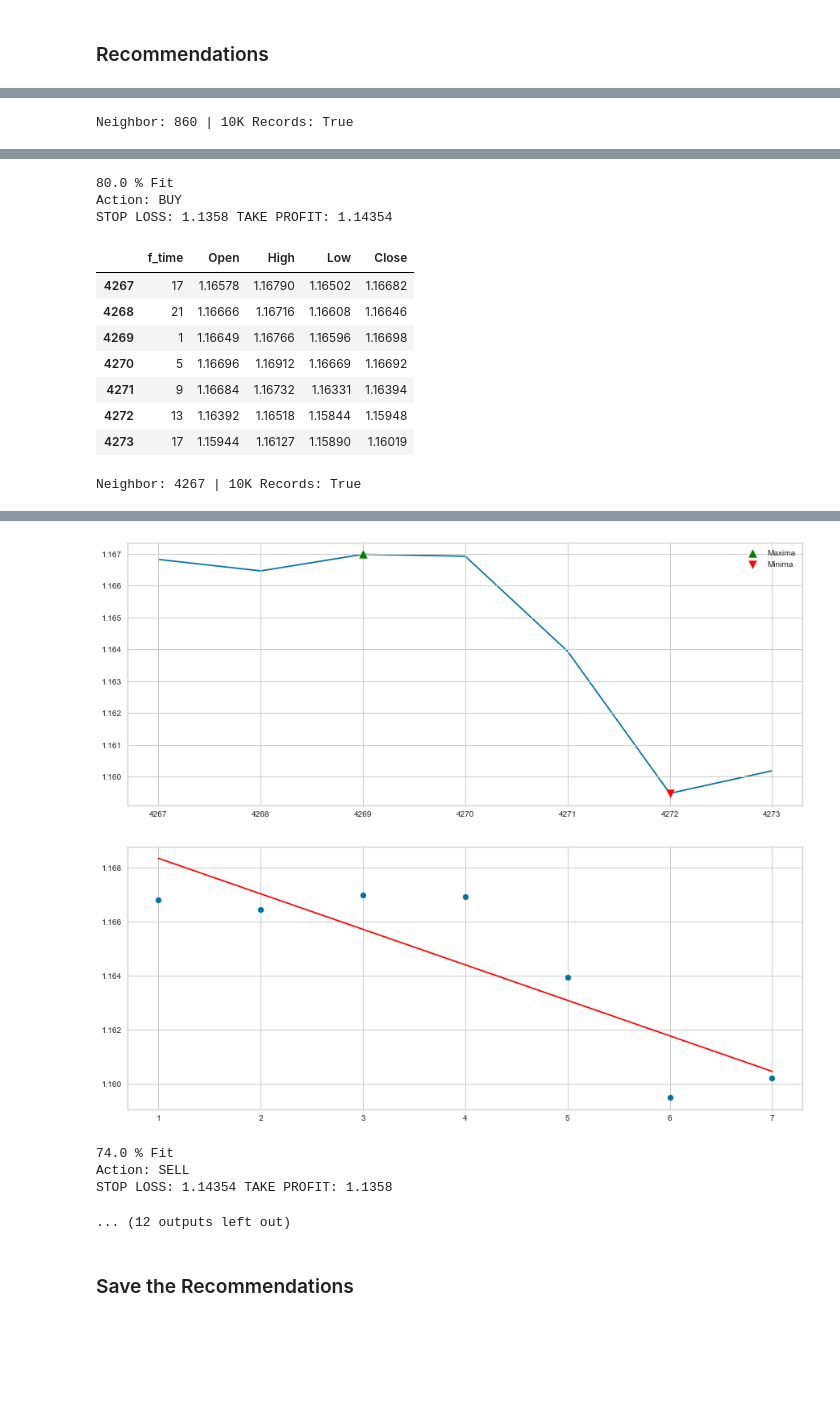
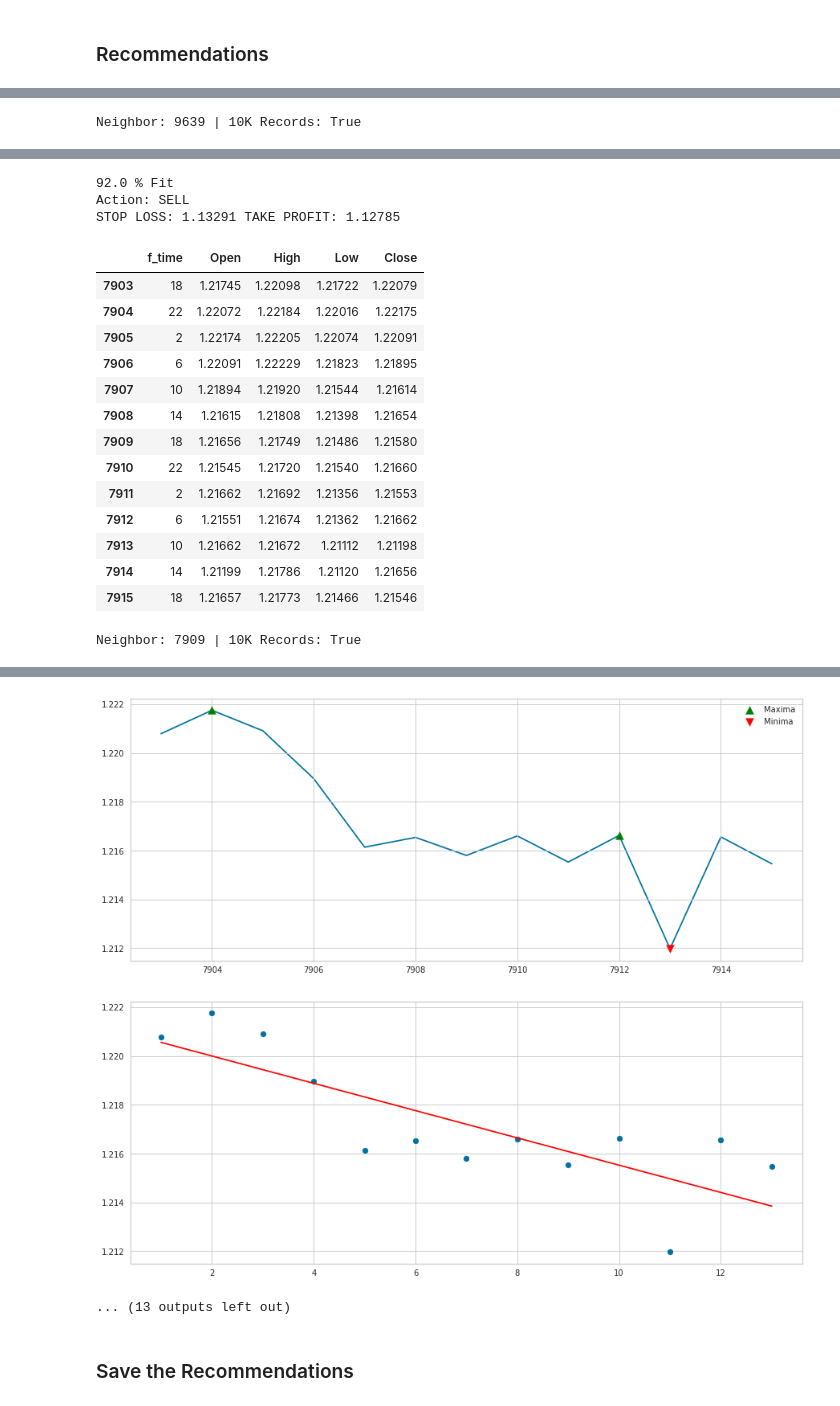
Before and after one commit to Forexience/Forexience, a Jupyter notebook: Master_Pipeline/Forexience_Main.ipynb, the cells around one changed output, grey strips where cells are left out. Cells and saved outputs as stored; diff of their text form; code cells hidden in the pictures; blank space fills up the shorter version.

```diff
--- a/Master_Pipeline/Forexience_Main.ipynb
+++ b/Master_Pipeline/Forexience_Main.ipynb
@@ -393,6 +444,6 @@ Index(['Date', 'Time', 'f_time', 'julian_date', 'Weekday', 'Weekday_Name',
       dtype='object')
 # %%
-data = data[['col_1','col_2','col_3','F_SMA_10','F_SMA_20']]
+data = data[['col_1','col_2','col_3','Trend']]
 # %% [markdown]
 ### Feature Being Fit to the Model
 # %%
@@ -462,9 +513,10 @@ def find_k_similar_candles(candle_id, dataset, k=5):
 #                           dataset.iloc[indices.flatten()[i]]['O-H'],dataset.iloc[indices.flatten()[i]]['O-L'],dataset.iloc[indices.flatten()[i]]['O-C'],dataset.iloc[indices.flatten()[i]]['H-L'],dataset.iloc[indices.flatten()[i]]['H-C'],dataset.iloc[indices.flatten()[i]]['L-C'],
                            dataset.iloc[indices.flatten()[i]]['col_1'],dataset.iloc[indices.flatten()[i]]['col_2'],dataset.iloc[indices.flatten()[i]]['col_3'],
 #                           dataset.iloc[indices.flatten()[i]]['col_4'],dataset.iloc[indices.flatten()[i]]['col_5'],
-                           dataset.iloc[indices.flatten()[i]]['F_SMA_10'],
-                           dataset.iloc[indices.flatten()[i]]['F_SMA_20'],
+#                           dataset.iloc[indices.flatten()[i]]['F_SMA_10'],
 #                           dataset.iloc[indices.flatten()[i]]['F_SMA_20'],
+#                           dataset.iloc[indices.flatten()[i]]['F_SMA_20'],
+                           dataset.iloc[indices.flatten()[i]]['Trend'],
 #                           dataset.iloc[indices.flatten()[i]]['RSI'],
                            ])
 
@@ -473,10 +525,11 @@ def find_k_similar_candles(candle_id, dataset, k=5):
 #                      'O-H','O-L','O-C','H-L','H-C','L-C',
                       'col_1','col_2','col_3',
 #                      'col_4','col_5',
-                      'F_SMA_10',
-                      'F_SMA_20',
+#                      'F_SMA_10',
 #                      'F_SMA_20',
-#                      'RSI'
+#                      'F_SMA_20',
+                      'Trend',
+#                      'RSI',
                      ]
     display (output)
 
@@ -512,0 +557,22 @@ viz(data, "current_market")
+# %%
+closed_candle = "currnet_market_data.csv"
+data = pd.read_csv(filename)
+data = data.iloc[candle_no-6:candle_no+1]
+data.to_csv(path + "/" + closed_candle, header = True, index = False)
+viz(data, "current_market")
+
+print("BEFORE: ", "Close:", data.iloc[0]['Close'] , "High: ", data['High'].max(), 'Low: ', data['Low'].min())
+
+data['candleno'] = range (1, len(data) + 1)
+X = data['candleno'].values.reshape(-1, 1)
+Y = data['Close'].values.reshape(-1, 1)
+linear_regressor = LinearRegression()
+linear_regressor.fit(X, Y)
+y_pred = linear_regressor.predict(X)
+
+coeficient = (linear_regressor.coef_)
+
+if coeficient > 0:
+    print("Trend:", r2_score(Y, y_pred).round(2)*100*1)
+else:
+    print("Trend:",r2_score(Y, y_pred).round(2)*100*-1)
@@ -583,7 +654,7 @@ C - H: 0.0035
 for indice in indices[1:5]:
     recommendation_log = "{}_data.csv".format(indice)
     data = pd.read_csv(filename)
-    data = data.iloc[indice:indice+7]
+    data = data.iloc[indice-6:indice+7]
     data.to_csv(path + "/" + recommendation_log, header = True, index = False)
 
     display(data[['f_time','Open','High','Low','Close']])
@@ -640,2 +711,2 @@ for indice in indices[1:5]:
-Neighbor: 860 | 10K Records: True
+Neighbor: 9639 | 10K Records: True
 [interactive output not drawn]
@@ -644,21 +717,24 @@ Neighbor: 860 | 10K Records: True
-80.0 % Fit
-Action: BUY
-STOP LOSS: 1.1358 TAKE PROFIT: 1.14354
+92.0 % Fit
+Action: SELL
+STOP LOSS: 1.13291 TAKE PROFIT: 1.12785
 |  | f_time | Open | High | Low | Close |
-| 4267 | 17 | 1.16578 | 1.16790 | 1.16502 | 1.16682 |
-| 4268 | 21 | 1.16666 | 1.16716 | 1.16608 | 1.16646 |
-| 4269 | 1 | 1.16649 | 1.16766 | 1.16596 | 1.16698 |
-| 4270 | 5 | 1.16696 | 1.16912 | 1.16669 | 1.16692 |
-| 4271 | 9 | 1.16684 | 1.16732 | 1.16331 | 1.16394 |
-| 4272 | 13 | 1.16392 | 1.16518 | 1.15844 | 1.15948 |
-| 4273 | 17 | 1.15944 | 1.16127 | 1.15890 | 1.16019 |
+| 7903 | 18 | 1.21745 | 1.22098 | 1.21722 | 1.22079 |
+| 7904 | 22 | 1.22072 | 1.22184 | 1.22016 | 1.22175 |
+| 7905 | 2 | 1.22174 | 1.22205 | 1.22074 | 1.22091 |
+| 7906 | 6 | 1.22091 | 1.22229 | 1.21823 | 1.21895 |
+| 7907 | 10 | 1.21894 | 1.21920 | 1.21544 | 1.21614 |
+| 7908 | 14 | 1.21615 | 1.21808 | 1.21398 | 1.21654 |
+| 7909 | 18 | 1.21656 | 1.21749 | 1.21486 | 1.21580 |
+| 7910 | 22 | 1.21545 | 1.21720 | 1.21540 | 1.21660 |
+| 7911 | 2 | 1.21662 | 1.21692 | 1.21356 | 1.21553 |
+| 7912 | 6 | 1.21551 | 1.21674 | 1.21362 | 1.21662 |
+| 7913 | 10 | 1.21662 | 1.21672 | 1.21112 | 1.21198 |
+| 7914 | 14 | 1.21199 | 1.21786 | 1.21120 | 1.21656 |
+| 7915 | 18 | 1.21657 | 1.21773 | 1.21466 | 1.21546 |
-Neighbor: 4267 | 10K Records: True
+Neighbor: 7909 | 10K Records: True
 [interactive output not drawn]
-[figure, old version]
+[figure, new version]
-[figure, old version]
+[figure, new version]
-74.0 % Fit
-Action: SELL
-STOP LOSS: 1.14354 TAKE PROFIT: 1.1358
-... (12 outputs left out)
+... (13 outputs left out)
 # %% [markdown]
 ### Save the Recommendations
```
Also changed, not shown: parts of 25 cells of this notebook, 4 other files.
